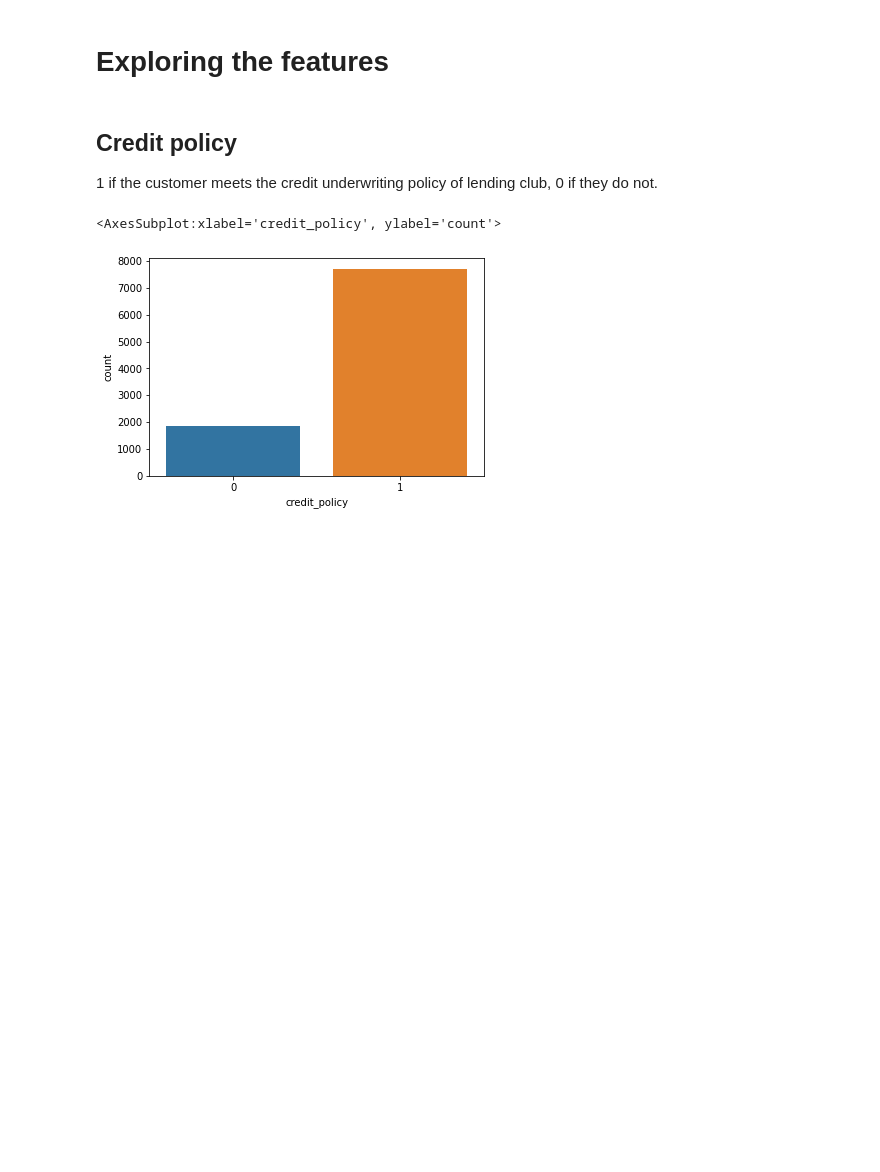
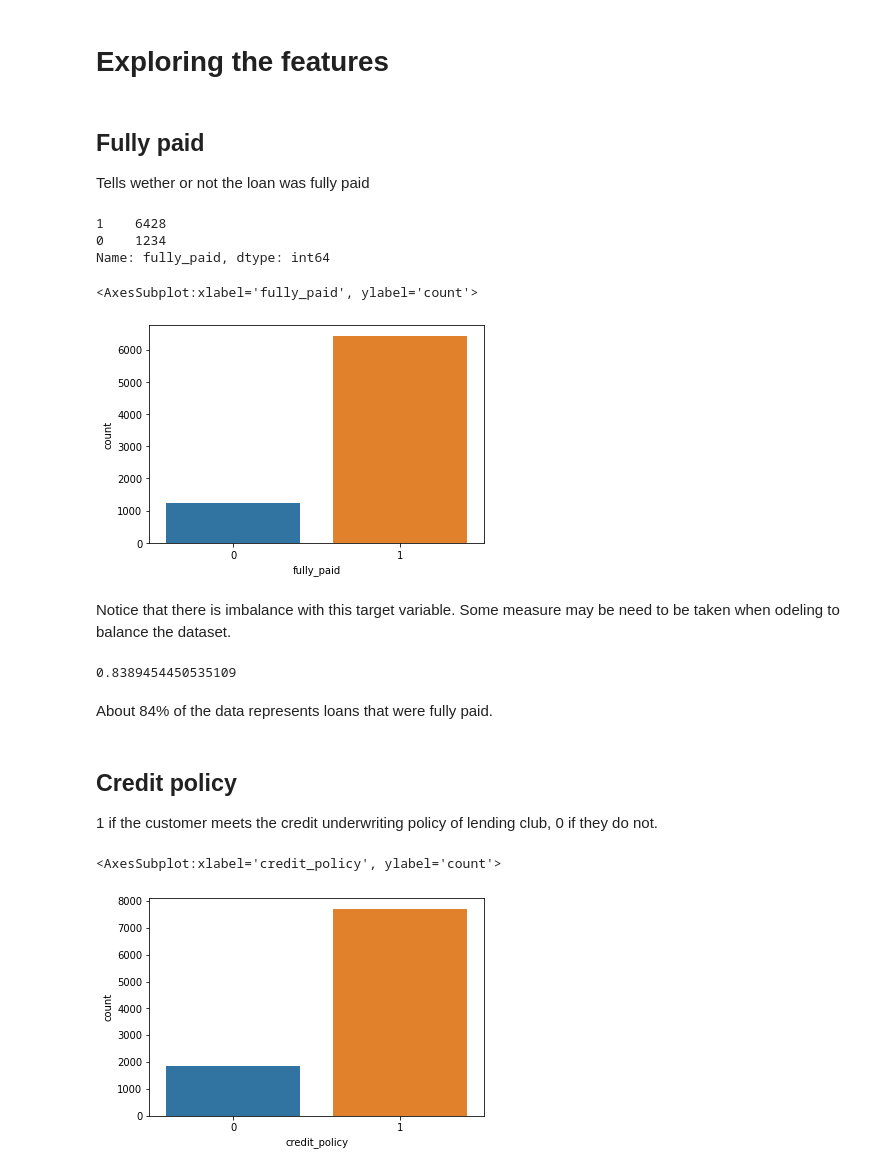
Before and after one commit to mathisme/ThinkfulSLCap, a Jupyter notebook: notebooks/EDA.ipynb, the cells around one changed output. Saved outputs shown, nothing was run; the diff lists cells and outputs as text; code cells hidden in the pictures; blank space fills up the shorter version.

```diff
--- a/notebooks/EDA.ipynb
+++ b/notebooks/EDA.ipynb
@@ -103,6 +98,29 @@ not_paid_subsample = not_paid.sample(n=1000, random_state=675)
 original_subsample = pd.concat([paid_subsample,not_paid_subsample])
 # %% [markdown]
 # Exploring the features
+# %% [markdown]
+## Fully paid
+
+Tells wether or not the loan was fully paid
+# %%
+df.fully_paid.value_counts()
+# %% [output]
+1    6428
+0    1234
+Name: fully_paid, dtype: int64
+# %%
+sns.countplot(x=df.fully_paid)
+# %% [output]
+<AxesSubplot:xlabel='fully_paid', ylabel='count'>
+[figure, added]
+# %% [markdown]
+Notice that there is imbalance with this target variable.  Some measure may be need to be taken when odeling to balance the dataset.
+# %%
+df.fully_paid.sum()/df.shape[0]
+# %% [output]
+0.8389454450535109
+# %% [markdown]
+About 84% of the data represents loans that were fully paid.
 # %% [markdown]
 ## Credit policy
 
```
Also changed, not shown: parts of 11 cells of this notebook.
